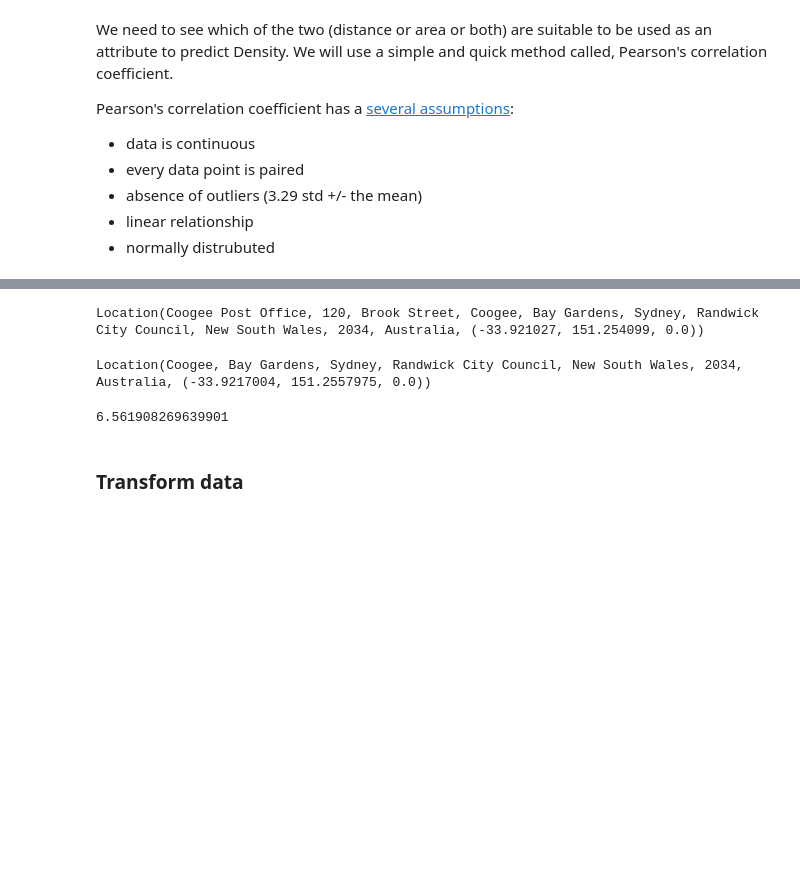
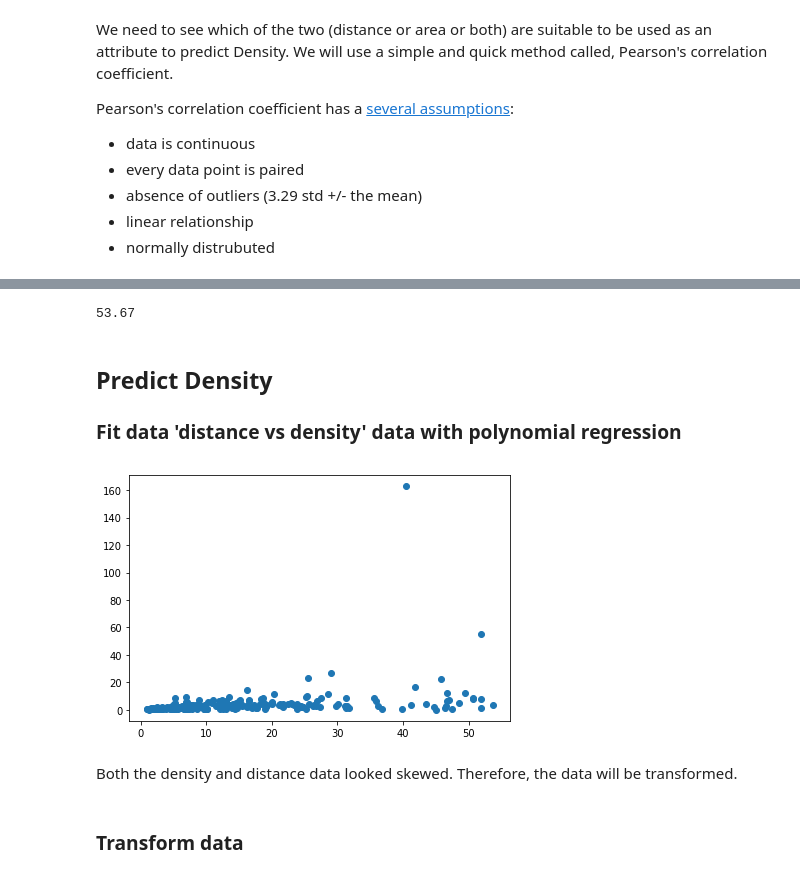
Before and after one commit to jasontran600/IBM_data_science_captstone_project, a Jupyter notebook: Melbourne_Sydney_Tasmania_migration_project/interstate_migration_project.ipynb, the cells around one changed output, grey strips where cells are left out. Cells and saved outputs as stored; diff of their text form; code cells hidden in the pictures; blank space fills up the shorter version.

```diff
--- a/Melbourne_Sydney_Tasmania_migration_project/interstate_migration_project.ipynb
+++ b/Melbourne_Sydney_Tasmania_migration_project/interstate_migration_project.ipynb
@@ -323,0 +610,2 @@ syd_suburbs_coord = pd.concat([syd_suburbs_coord, sydney_geo_distances], axis=1)
+# %%
+syd_suburbs_coord['Density'] = syd_suburbs_coord['Population']/syd_suburbs_coord['geo_area']
@@ -326,4 +637,4 @@ From the dataframe above we see that Sydney CBD is listed twice as 'central busi
 
 Therefore, in case other duplicate rows exist like this where the area, density, LGA, postcode, lat, long and geo_dist are the same but have alternate suburb names, we will drop those rows.
 # %%
-syd_suburbs_coord = syd_suburbs_coord.drop_duplicates(subset=['Area', 'Density', 'LGA', 'Postcode', 'lat', 'long', 'geo_dist'])
+# syd_suburbs_coord = syd_suburbs_coord.drop_duplicates(subset=['Area', 'Density', 'LGA', 'Postcode', 'lat', 'long', 'geo_dist'])
@@ -349,10 +693,6 @@ I've decided to do polynomial regression modelling because from satellite image
 Whether or not I will use multiple variables or a single variable to find the missing data will be explored with signficant testing (Pearson's correlation coeffcient).
 # %% [markdown]
 First we need to determine which of those columns have less missing values.
-# %%
-# Convert area and density columns to float
-syd_suburbs_coord["Area"] = syd_suburbs_coord.Area.astype(float)
-syd_suburbs_coord["Density"] = syd_suburbs_coord.Density.astype(float)
 # %%
 syd_area = syd_suburbs_coord['Area'].values
 syd_density = syd_suburbs_coord['Density'].values
@@ -391,6 +717,8 @@ nan_rows.shape
 # Split dataframe from rows that contain NaN's to those that don't contain Nan's
 # This dataframe contains rows where Area and Density are both not NaN's.
 syd_reg_model = syd_suburbs_coord[syd_suburbs_coord['Area'].notnull() & (syd_suburbs_coord['Density'].notnull())]
+# Need to drop the cbd row incase we need to transform the density data to log scale. (Density data for cbd is 0.0)
+syd_reg_model = syd_reg_model.drop(syd_reg_model[syd_reg_model.geo_dist == 0].index)
 
 # This dataframe contains rows where both Area and Density have a NaN.
-syd_reg_predict_both = nan_rows
+syd_reg_predict = nan_rows
@@ -474,25 +762,20 @@ p2 = (-34.617387,143.505098) # (lat, lon) - https://goo.gl/maps/lHrrg
-# %%
-location = geolocator.geocode("New South Wales, Coogee, 2034, Australia")
-location
-# %% [output]
-Location(Coogee Post Office, 120, Brook Street, Coogee, Bay Gardens, Sydney, Randwick City Council, New South Wales, 2034, Australia, (-33.921027, 151.254099, 0.0))
-# %%
-location = geolocator.geocode("2034, Coogee, New South Wales, Australia")
-location
-# %% [output]
-Location(Coogee, Bay Gardens, Sydney, Randwick City Council, New South Wales, 2034, Australia, (-33.9217004, 151.2557975, 0.0))
-# %%
-dist = []
-lat1 = radians(cbd_coord[0])
-lon1 = radians(cbd_coord[1])
-
-lat2 = radians(-33.9190)
-lon2 = radians(151.245682)
-
-geo_distance = calc_geo_dist(lat1, lon1, lat2, lon2)
-
-print(geo_distance)
-# %% [output]
-6.561908269639901
+# %%
+max(distance)
+# %% [output]
+53.67
+# %% [markdown]
+## Predict Density
+### Fit data 'distance vs density' data with polynomial regression
+# %%
+# Check for outliers
+attribute_1 = distance
+attribute_2 = area
+
+plt.scatter((attribute_1),(attribute_2))
+plt.tight_layout()
+# %% [output]
+[figure, added]
+# %% [markdown]
+Both the density and distance data looked skewed. Therefore, the data will be transformed.
 # %% [markdown]
 ### Transform data
```
Also changed, not shown: parts of 113 cells of this notebook.
